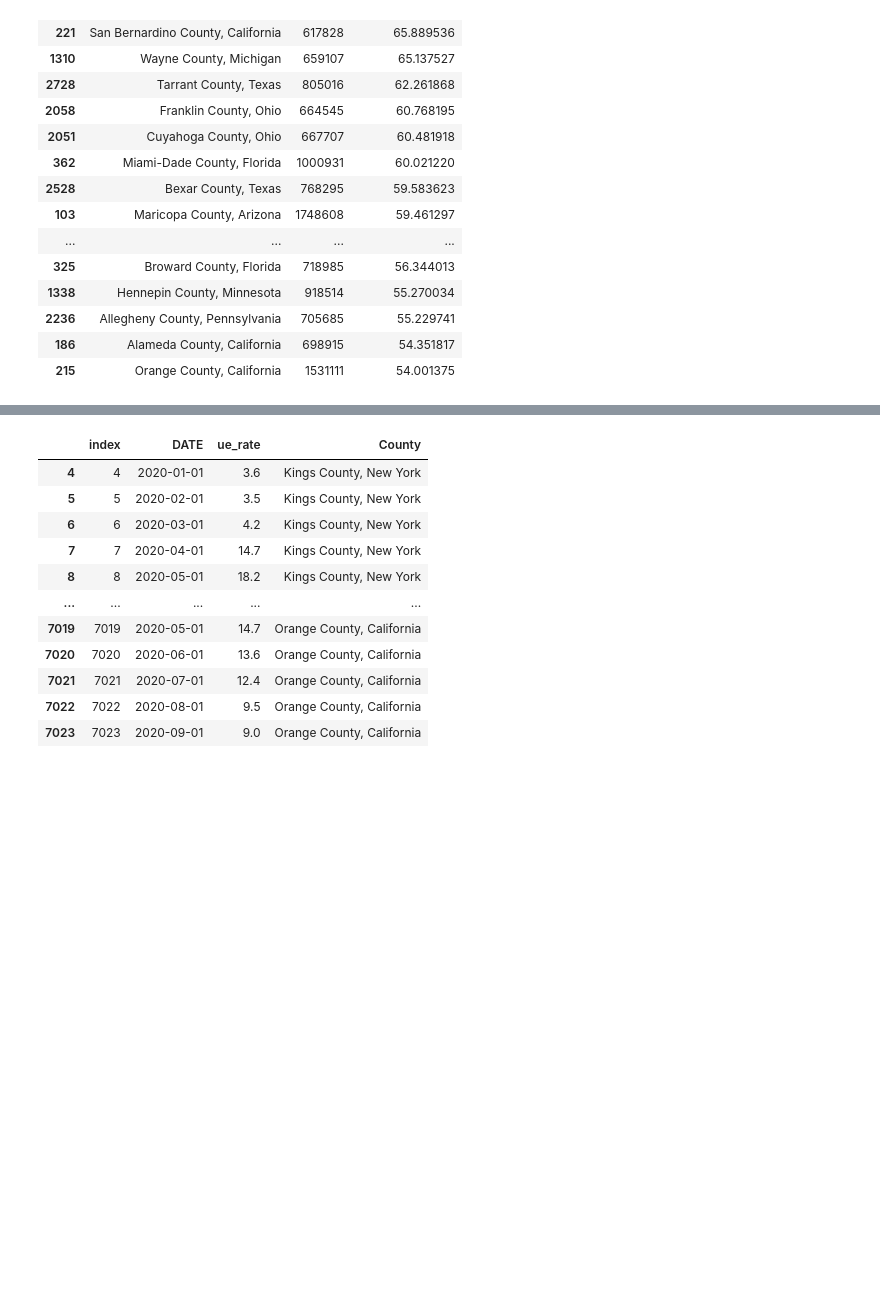
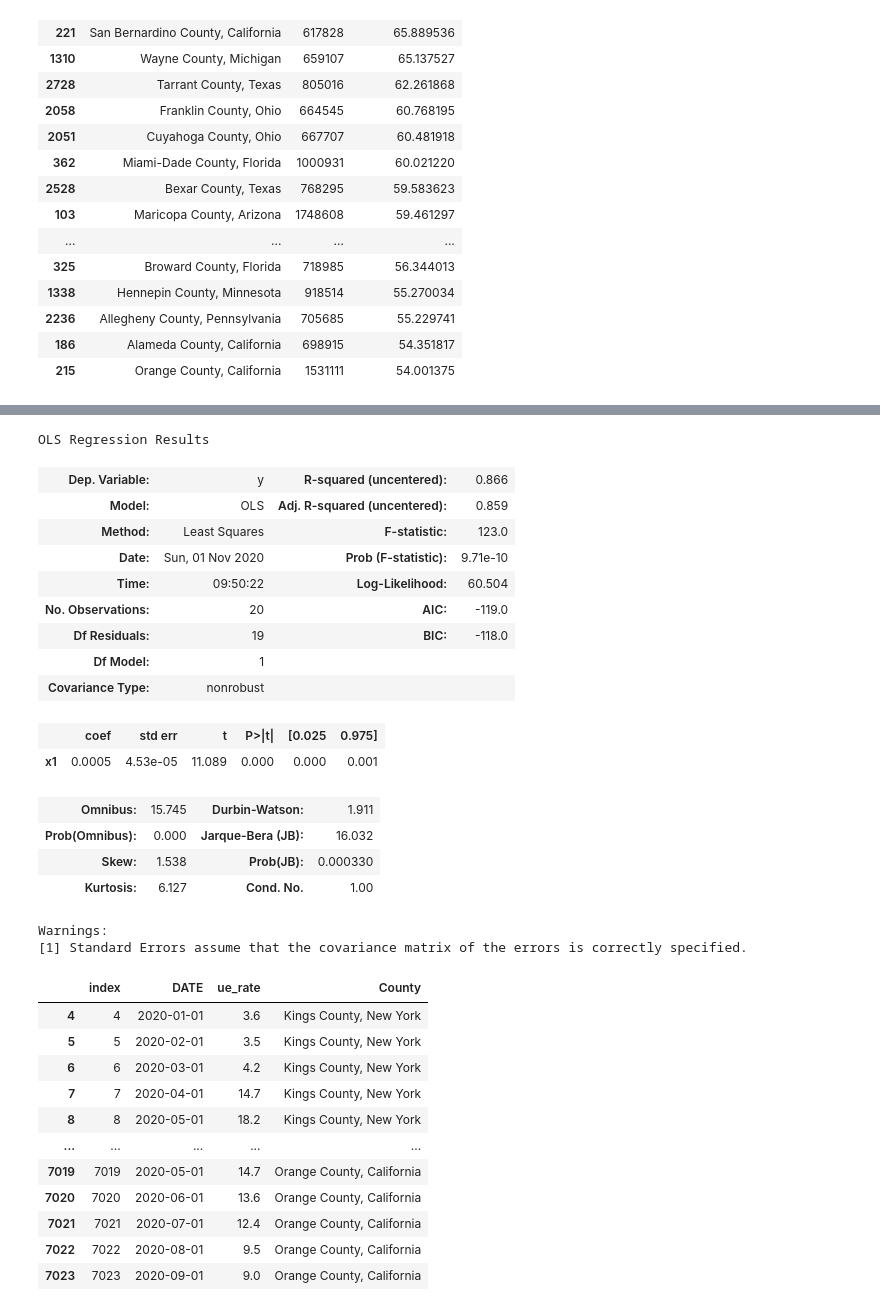
Before and after one commit to YizhouTang/2020-Duke-Datathon, a Jupyter notebook: datathon.ipynb, the cells around one changed output, grey strips where cells are left out. Saved outputs shown, nothing was run; the diff lists cells and outputs as text; code cells hidden in the pictures; blank space fills up the shorter version.

```diff
--- a/datathon.ipynb
+++ b/datathon.ipynb
@@ -123,3 +201,27 @@ temp6[temp6['EMP'] >= cutoff].sort_values('Employement_%',ascending=False).head(
+# %%
+from statsmodels.api import OLS
+y = top_counties['infected_proportion'].values.reshape(-1,1)
+X = top_counties['Employement_%'].values.reshape(-1, 1)
+OLS(y,X).fit().summary()
+# %% [output]
+OLS Regression Results
+| Dep. Variable: | y | R-squared (uncentered): | 0.866 |
+| Model: | OLS | Adj. R-squared (uncentered): | 0.859 |
+| Method: | Least Squares | F-statistic: | 123.0 |
+| Date: | Sun, 01 Nov 2020 | Prob (F-statistic): | 9.71e-10 |
+| Time: | 09:50:22 | Log-Likelihood: | 60.504 |
+| No. Observations: | 20 | AIC: | -119.0 |
+| Df Residuals: | 19 | BIC: | -118.0 |
+| Df Model: | 1 |  |  |
+| Covariance Type: | nonrobust |  |  |
+|  | coef | std err | t | P>|t| | [0.025 | 0.975] |
+| x1 | 0.0005 | 4.53e-05 | 11.089 | 0.000 | 0.000 | 0.001 |
+| Omnibus: | 15.745 | Durbin-Watson: | 1.911 |
+| Prob(Omnibus): | 0.000 | Jarque-Bera (JB): | 16.032 |
+| Skew: | 1.538 | Prob(JB): | 0.000330 |
+| Kurtosis: | 6.127 | Cond. No. | 1.00 |
+Warnings:
+[1] Standard Errors assume that the covariance matrix of the errors is correctly specified.
 # %%
 covid_dictionary = {
     "Kings County, New York":"Kings",
```
Also changed, not shown: parts of 6 cells of this notebook.
